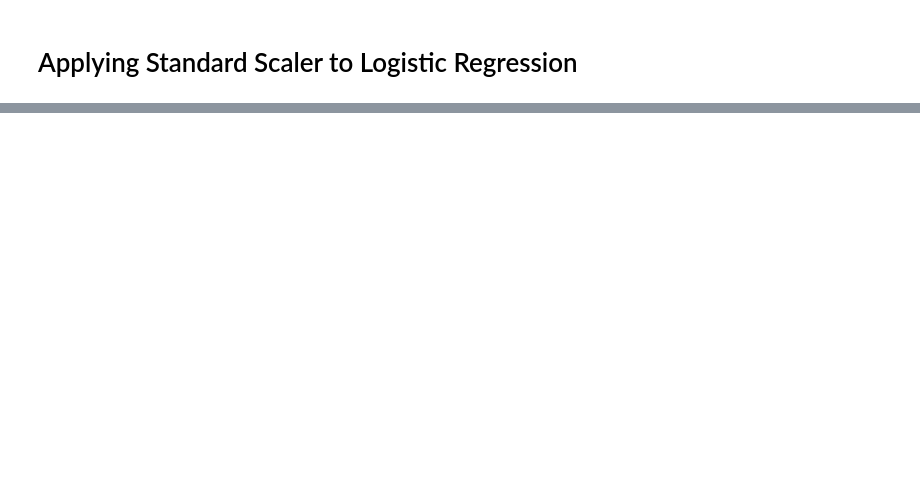
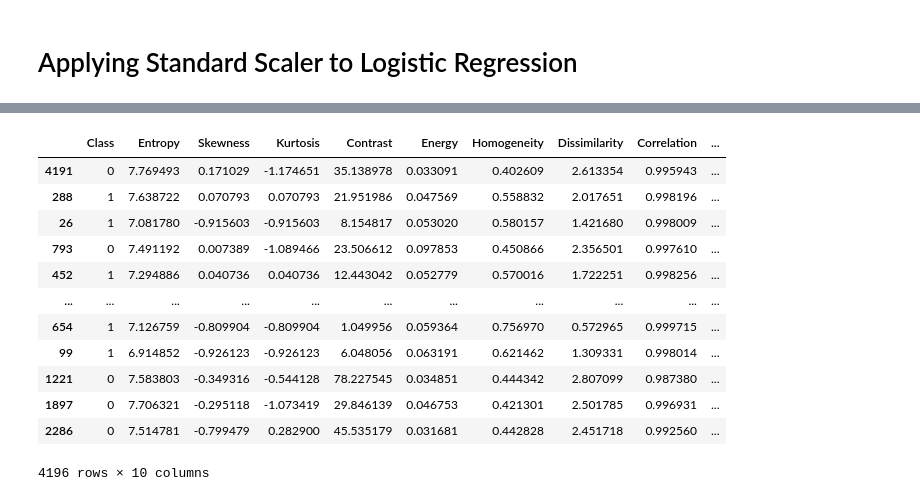
Before and after one commit to sameertak/Tuberculosis-Detection, a Jupyter notebook: Untitled.ipynb, the cells around one changed output, grey strips where cells are left out. Saved outputs shown, nothing was run; the diff lists cells and outputs as text; code cells hidden in the pictures; blank space fills up the shorter version.

```diff
--- a/Untitled.ipynb
+++ b/Untitled.ipynb
@@ -423,0 +665,16 @@ disp.plot(ax=ax,cmap='OrRd_r')
+# %%
+df
+# %% [output]
+|  | Class | Entropy | Skewness | Kurtosis | Contrast | Energy | Homogeneity | Dissimilarity | Correlation | ... |
+| 4191 | 0 | 7.769493 | 0.171029 | -1.174651 | 35.138978 | 0.033091 | 0.402609 | 2.613354 | 0.995943 | ... |
+| 288 | 1 | 7.638722 | 0.070793 | 0.070793 | 21.951986 | 0.047569 | 0.558832 | 2.017651 | 0.998196 | ... |
+| 26 | 1 | 7.081780 | -0.915603 | -0.915603 | 8.154817 | 0.053020 | 0.580157 | 1.421680 | 0.998009 | ... |
+| 793 | 0 | 7.491192 | 0.007389 | -1.089466 | 23.506612 | 0.097853 | 0.450866 | 2.356501 | 0.997610 | ... |
+| 452 | 1 | 7.294886 | 0.040736 | 0.040736 | 12.443042 | 0.052779 | 0.570016 | 1.722251 | 0.998256 | ... |
+| ... | ... | ... | ... | ... | ... | ... | ... | ... | ... | ... |
+| 654 | 1 | 7.126759 | -0.809904 | -0.809904 | 1.049956 | 0.059364 | 0.756970 | 0.572965 | 0.999715 | ... |
+| 99 | 1 | 6.914852 | -0.926123 | -0.926123 | 6.048056 | 0.063191 | 0.621462 | 1.309331 | 0.998014 | ... |
+| 1221 | 0 | 7.583803 | -0.349316 | -0.544128 | 78.227545 | 0.034851 | 0.444342 | 2.807099 | 0.987380 | ... |
+| 1897 | 0 | 7.706321 | -0.295118 | -1.073419 | 29.846139 | 0.046753 | 0.421301 | 2.501785 | 0.996931 | ... |
+| 2286 | 0 | 7.514781 | -0.799479 | 0.282900 | 45.535179 | 0.031681 | 0.442828 | 2.451718 | 0.992560 | ... |
+4196 rows × 10 columns
```
Also changed, not shown: parts of 31 cells of this notebook, 2 other files.
